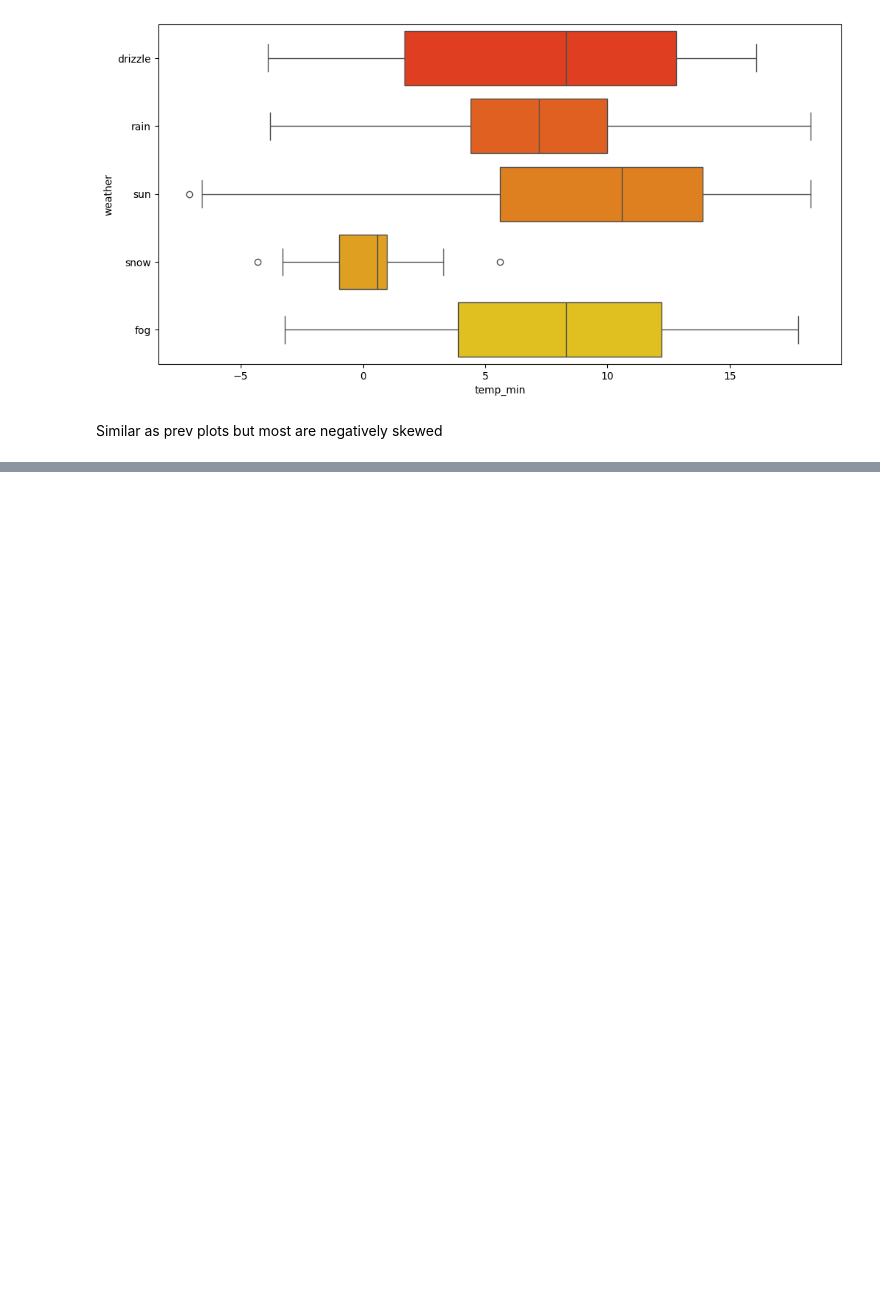
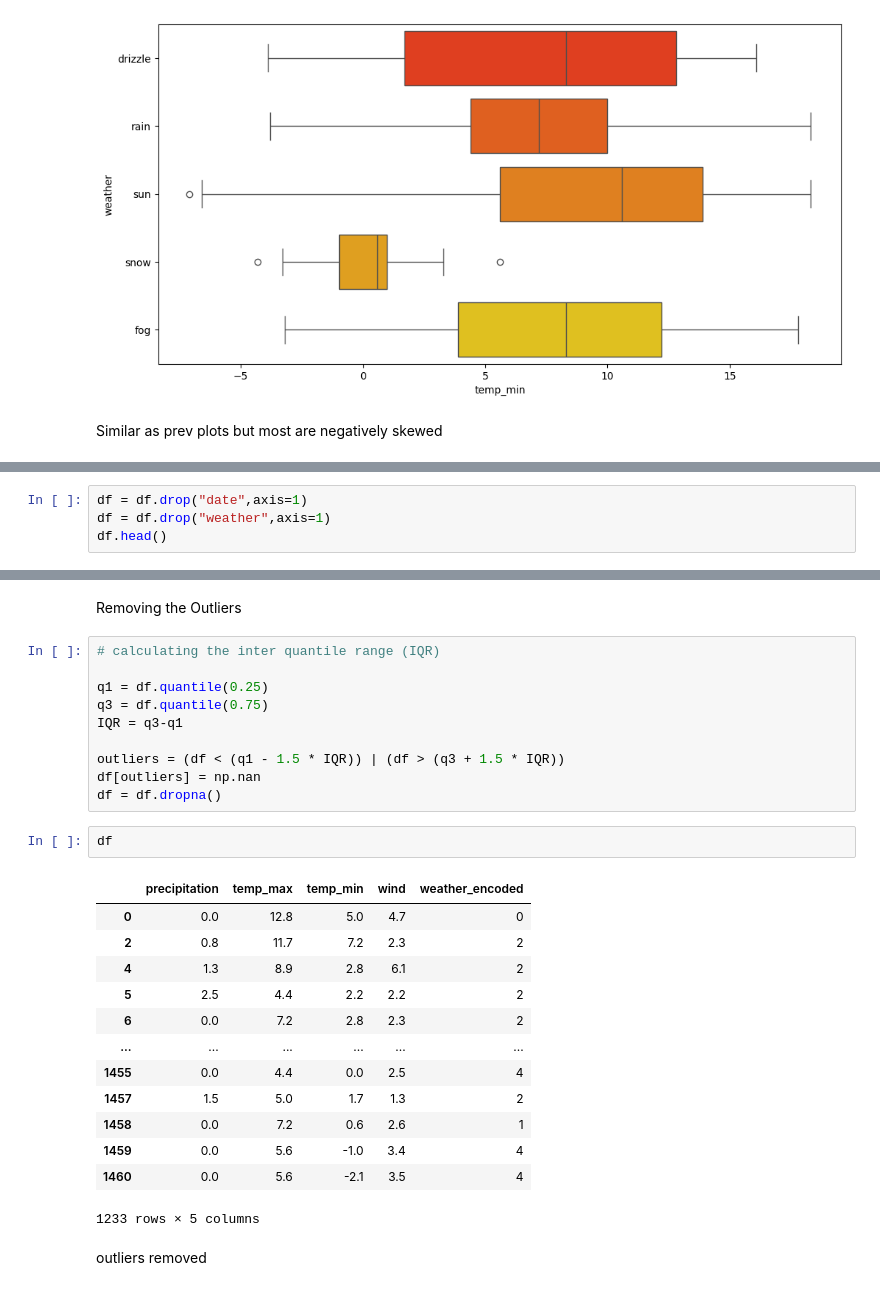
Before and after one commit to KrishBnsl/weather-prediction, a Jupyter notebook: weather_prediction.ipynb, the cells around one changed output, grey strips where cells are left out. Cells and saved outputs as stored; diff of their text form; blank space fills up the shorter version.

Commit message:
removed the outliers

```diff
--- a/weather_prediction.ipynb
+++ b/weather_prediction.ipynb
@@ -178,0 +250,4 @@ Similar as prev plots but most are negatively skewed
+# %%
+df = df.drop("date",axis=1)
+df = df.drop("weather",axis=1)
+df.head()
@@ -178,0 +261,30 @@ Similar as prev plots but most are negatively skewed
+# %% [markdown]
+Removing the Outliers
+# %%
+# calculating the inter quantile range (IQR)
+
+q1 = df.quantile(0.25)
+q3 = df.quantile(0.75)
+IQR = q3-q1
+
+outliers = (df < (q1 - 1.5 * IQR)) | (df > (q3 + 1.5 * IQR))
+df[outliers] = np.nan
+df = df.dropna()
+# %%
+df
+# %% [output]
+|  | precipitation | temp_max | temp_min | wind | weather_encoded |
+| 0 | 0.0 | 12.8 | 5.0 | 4.7 | 0 |
+| 2 | 0.8 | 11.7 | 7.2 | 2.3 | 2 |
+| 4 | 1.3 | 8.9 | 2.8 | 6.1 | 2 |
+| 5 | 2.5 | 4.4 | 2.2 | 2.2 | 2 |
+| 6 | 0.0 | 7.2 | 2.8 | 2.3 | 2 |
+| ... | ... | ... | ... | ... | ... |
+| 1455 | 0.0 | 4.4 | 0.0 | 2.5 | 4 |
+| 1457 | 1.5 | 5.0 | 1.7 | 1.3 | 2 |
+| 1458 | 0.0 | 7.2 | 0.6 | 2.6 | 1 |
+| 1459 | 0.0 | 5.6 | -1.0 | 3.4 | 4 |
+| 1460 | 0.0 | 5.6 | -2.1 | 3.5 | 4 |
+1233 rows × 5 columns
+# %% [markdown]
+outliers removed
```
Also changed, not shown: parts of 12 cells of this notebook.
